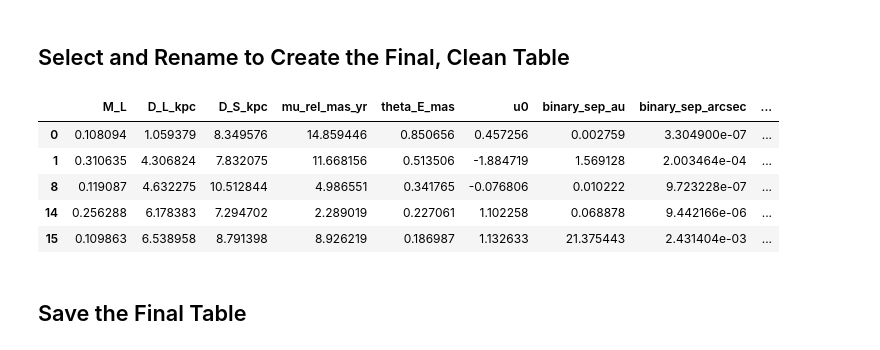
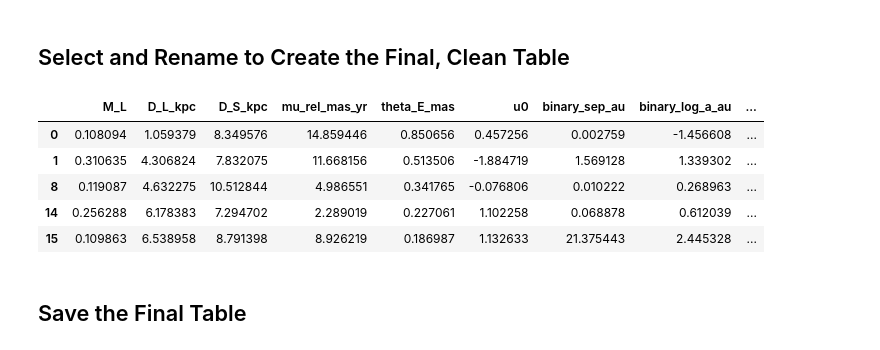
Before and after one commit to AmberLee2427/PopSyCLE-table, a Jupyter notebook: make_database.ipynb, the cells around one changed output. Cells and saved outputs as stored; diff of their text form; code cells hidden in the pictures.

Commit message:
sanity check on binary sep

```diff
--- a/make_database.ipynb
+++ b/make_database.ipynb
@@ -107,6 +110,7 @@ print(f"Starting with {len(filtered_df_with_calcs)} binary source events. Now, l
 # D = sqrt(px^2 + py^2 + pz^2)
 filtered_df_with_calcs['D_L'] = np.sqrt(filtered_df_with_calcs['px_L']**2 + filtered_df_with_calcs['py_L']**2 + filtered_df_with_calcs['pz_L']**2)
 filtered_df_with_calcs['D_S'] = np.sqrt(filtered_df_with_calcs['px_S']**2 + filtered_df_with_calcs['py_S']**2 + filtered_df_with_calcs['pz_S']**2)
+filtered_df_with_calcs['binary_a_au'] = 10 ** filtered_df_with_calcs['comp_S_log_a']
 
 # Now, the angular separation for the source binary in arcseconds.
 # The formula is: ang_sep[arcsec] = phys_sep[AU] / distance[parsecs]
@@ -119,30 +123,33 @@ Starting with 2389 binary source events. Now, let's add the good stuff...
 # %%
 # This is our blueprint for the final product. No junk allowed.
 final_columns = {
     'mass_L': 'M_L',
     'D_L': 'D_L_kpc',
     'D_S': 'D_S_kpc',
     'mu_rel': 'mu_rel_mas_yr',
     'theta_E': 'theta_E_mas',
     'u0': 'u0',  # The impact parameter, in units of thet
     'comp_S_sep': 'binary_sep_au', # The physical separation in AU
+    'comp_S_log_a': 'binary_log_a_au',
+    'binary_a_au': 'binary_a_au',
+    'comp_S_alpha': 'binary_alpha_deg',
     'binary_angular_separation': 'binary_sep_arcsec', # The angular separation
     'glon_S': 'gal_lon_S_deg',
     'glat_S': 'gal_lat_S_deg'
 }
 
 # Create the final table from your filtered data.
 # This selects ONLY the columns we want and renames them.
 renamed_table = filtered_df_with_calcs[list(final_columns.keys())].rename(columns=final_columns)
 
 renamed_table.head()
 # %% [output]
-|  | M_L | D_L_kpc | D_S_kpc | mu_rel_mas_yr | theta_E_mas | u0 | binary_sep_au | binary_sep_arcsec | ... |
-| 0 | 0.108094 | 1.059379 | 8.349576 | 14.859446 | 0.850656 | 0.457256 | 0.002759 | 3.304900e-07 | ... |
-| 1 | 0.310635 | 4.306824 | 7.832075 | 11.668156 | 0.513506 | -1.884719 | 1.569128 | 2.003464e-04 | ... |
-| 8 | 0.119087 | 4.632275 | 10.512844 | 4.986551 | 0.341765 | -0.076806 | 0.010222 | 9.723228e-07 | ... |
-| 14 | 0.256288 | 6.178383 | 7.294702 | 2.289019 | 0.227061 | 1.102258 | 0.068878 | 9.442166e-06 | ... |
-| 15 | 0.109863 | 6.538958 | 8.791398 | 8.926219 | 0.186987 | 1.132633 | 21.375443 | 2.431404e-03 | ... |
+|  | M_L | D_L_kpc | D_S_kpc | mu_rel_mas_yr | theta_E_mas | u0 | binary_sep_au | binary_log_a_au | ... |
+| 0 | 0.108094 | 1.059379 | 8.349576 | 14.859446 | 0.850656 | 0.457256 | 0.002759 | -1.456608 | ... |
+| 1 | 0.310635 | 4.306824 | 7.832075 | 11.668156 | 0.513506 | -1.884719 | 1.569128 | 1.339302 | ... |
+| 8 | 0.119087 | 4.632275 | 10.512844 | 4.986551 | 0.341765 | -0.076806 | 0.010222 | 0.268963 | ... |
+| 14 | 0.256288 | 6.178383 | 7.294702 | 2.289019 | 0.227061 | 1.102258 | 0.068878 | 0.612039 | ... |
+| 15 | 0.109863 | 6.538958 | 8.791398 | 8.926219 | 0.186987 | 1.132633 | 21.375443 | 2.445328 | ... |
 # %% [markdown]
 ## Save the Final Table
 # %%
```
Also changed, not shown: parts of 8 cells of this notebook, 2 other files.
